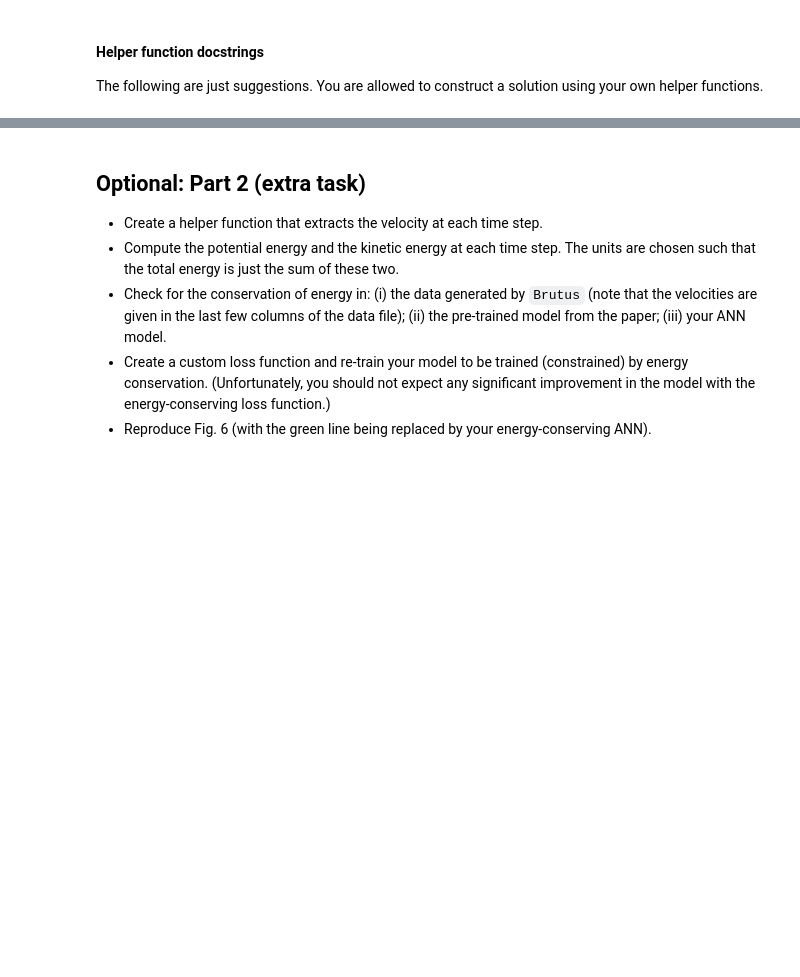
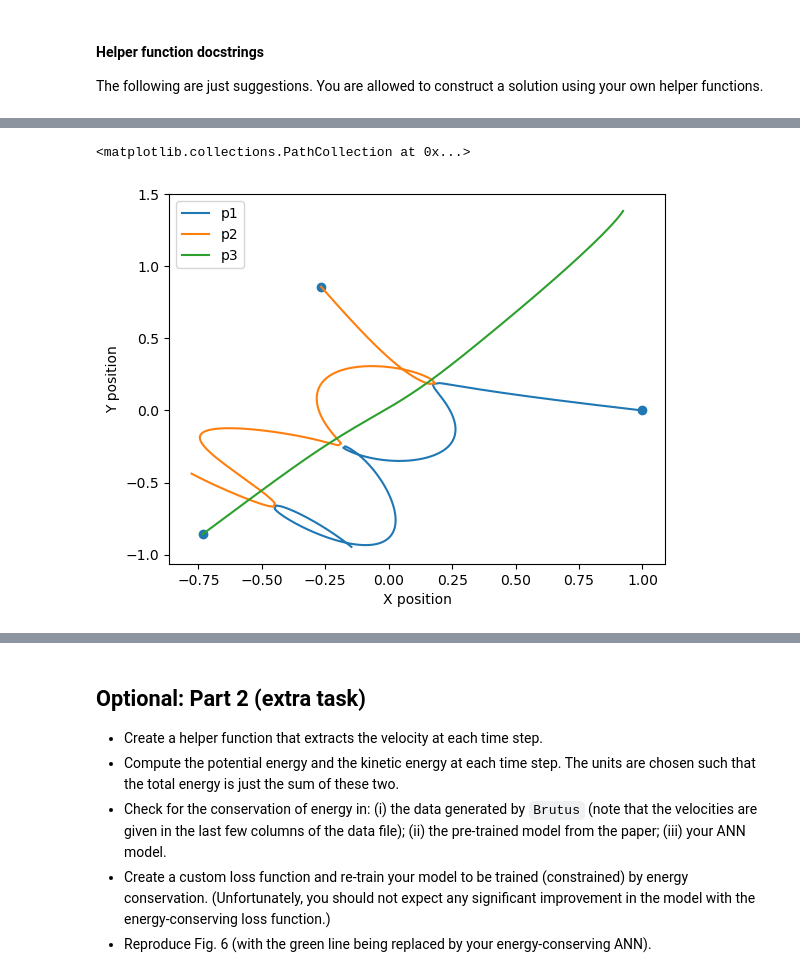
Before and after one commit to wonder-coconut/tif285_project_2, a Jupyter notebook: TIF285_Project2.ipynb, the cells around one changed output, grey strips where cells are left out. Saved outputs shown, nothing was run; the diff lists cells and outputs as text; code cells hidden in the pictures; blank space fills up the shorter version.

```diff
--- a/TIF285_Project2.ipynb
+++ b/TIF285_Project2.ipynb
@@ -311,0 +368,13 @@ predictions = three_body_model.predict(test_x_validate)
+# %%
+true_traj = get_trajectories(data_y_train[0])
+x1 = true_traj[0][0][0]
+y1 = true_traj[0][0][1]
+x2 = true_traj[1][0][0]
+y2 = true_traj[1][0][1]
+x3 = true_traj[2][0][0]
+y3 = true_traj[2][0][1]
+bx = plot_trajectories(true_traj[0],true_traj[1],true_traj[2])
+bx.scatter((x1,x2,x3),(y1,y2,y3))
+# %% [output]
+<matplotlib.collections.PathCollection at 0x...>
+[figure, added]
```
Also changed, not shown: parts of 15 cells of this notebook.
